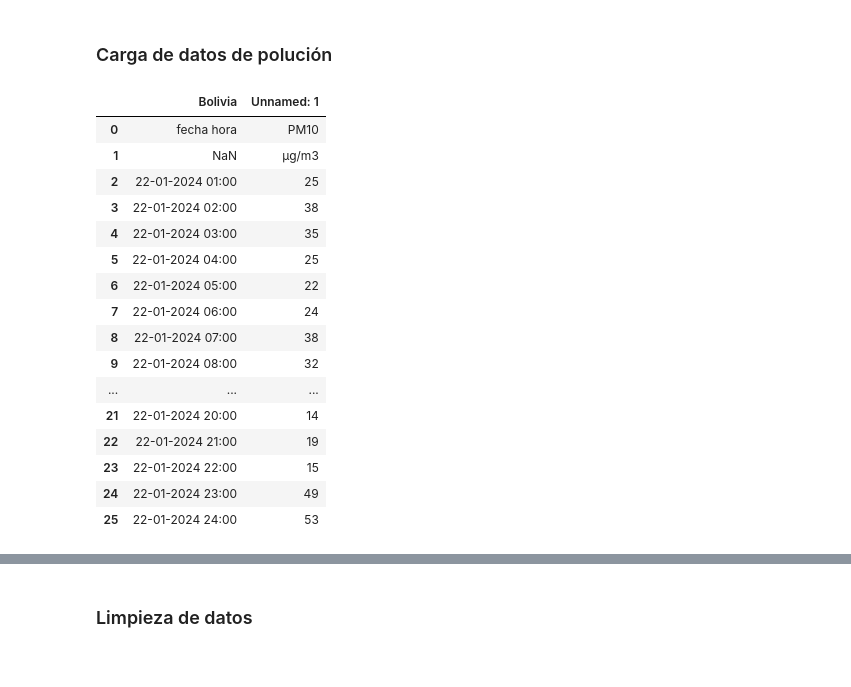
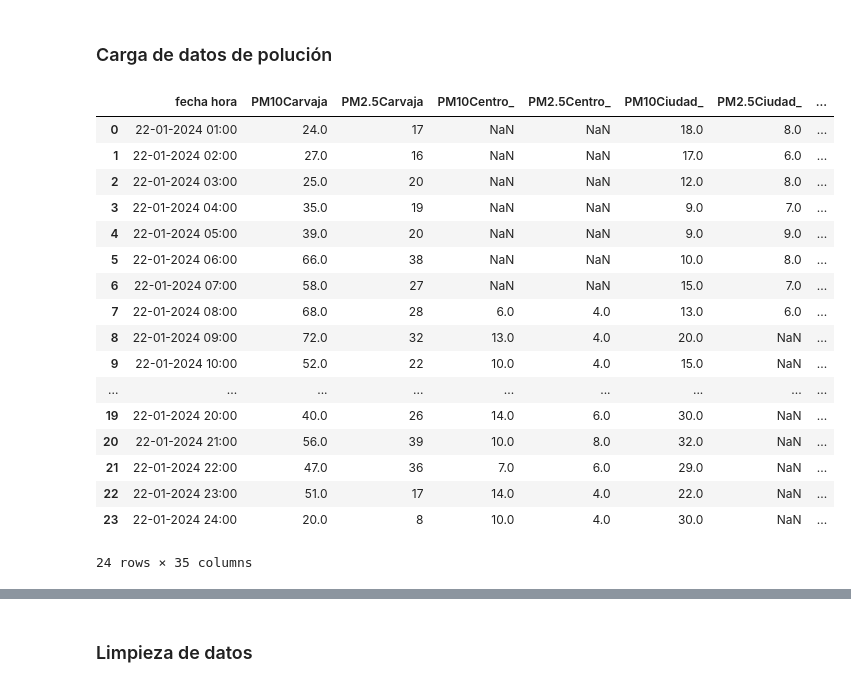
Before and after one commit to svargasro/Wildfire-Smoke-Spread-Over-Bogot-Workshops, a Jupyter notebook: Proyecto Final/Codigo/Analisis de Datos/Polucion/mapa_contaminacion.ipynb, the cells around one changed output, grey strips where cells are left out. Cells and saved outputs as stored; diff of their text form; code cells hidden in the pictures.

```diff
--- a/Proyecto Final/Codigo/Analisis de Datos/Polucion/mapa_contaminacion.ipynb
+++ b/Proyecto Final/Codigo/Analisis de Datos/Polucion/mapa_contaminacion.ipynb
@@ -36,26 +37,35 @@ data_estaciones
 | 18 | Usme | NaN | NaN | PM10 | Pm2.5 |
 # %% [markdown]
 ### Carga de datos de polución
-# %%
-path = 'raw_data/'
-
-df_PM10_Bol = pd.read_excel(path + '/Bolivia_PM10_22-01-2024.xlsx')
-df_PM10_Bol
-# %% [output]
-|  | Bolivia | Unnamed: 1 |
-| 0 | fecha hora | PM10 |
-| 1 | NaN | µg/m3 |
-| 2 | 22-01-2024 01:00 | 25 |
-| 3 | 22-01-2024 02:00 | 38 |
-| 4 | 22-01-2024 03:00 | 35 |
-| 5 | 22-01-2024 04:00 | 25 |
-| 6 | 22-01-2024 05:00 | 22 |
-| 7 | 22-01-2024 06:00 | 24 |
-| 8 | 22-01-2024 07:00 | 38 |
-| 9 | 22-01-2024 08:00 | 32 |
-| ... | ... | ... |
-| 21 | 22-01-2024 20:00 | 14 |
-| 22 | 22-01-2024 21:00 | 19 |
-| 23 | 22-01-2024 22:00 | 15 |
-| 24 | 22-01-2024 23:00 | 49 |
-| 25 | 22-01-2024 24:00 | 53 |
+# %%
+files = ['Carvajal_-_Sevillana','Centro_de_Alto_Rendimiento','Ciudad_Bolivar','Colina','Guaymaral','Jazmin','Kennedy','Las_Ferias','MinAmbiente','Movil_7ma','Movil_Fontibon','Puente_Aranda','San_Cristobal','Suba','Tunal','Usaquen','Usme']
+
+def read_and_rename(file_prefix):
+    df_pm10 = pd.read_excel(f'raw_data/{file_prefix}_PM10_22-01-2024.xlsx', skiprows=[0, 2]).rename(columns={'PM10': f'PM10{file_prefix[:7]}'})
+    df_pm25 = pd.read_excel(f'raw_data/{file_prefix}_PM2.5_22-01-2024.xlsx', skiprows=[0, 2]).rename(columns={'Pm25': f'PM2.5{file_prefix[:7]}'})
+    return pd.merge(df_pm10, df_pm25, on='fecha hora', how='inner')
+
+df_enero22 = read_and_rename(files[0])
+for file in files[1:]:
+    df_enero22 = pd.merge(df_enero22, read_and_rename(file), on='fecha hora', how='inner')
+
+df_enero22
+# %% [output]
+|  | fecha hora | PM10Carvaja | PM2.5Carvaja | PM10Centro_ | PM2.5Centro_ | PM10Ciudad_ | PM2.5Ciudad_ | ... |
+| 0 | 22-01-2024 01:00 | 24.0 | 17 | NaN | NaN | 18.0 | 8.0 | ... |
+| 1 | 22-01-2024 02:00 | 27.0 | 16 | NaN | NaN | 17.0 | 6.0 | ... |
+| 2 | 22-01-2024 03:00 | 25.0 | 20 | NaN | NaN | 12.0 | 8.0 | ... |
+| 3 | 22-01-2024 04:00 | 35.0 | 19 | NaN | NaN | 9.0 | 7.0 | ... |
+| 4 | 22-01-2024 05:00 | 39.0 | 20 | NaN | NaN | 9.0 | 9.0 | ... |
+| 5 | 22-01-2024 06:00 | 66.0 | 38 | NaN | NaN | 10.0 | 8.0 | ... |
+| 6 | 22-01-2024 07:00 | 58.0 | 27 | NaN | NaN | 15.0 | 7.0 | ... |
+| 7 | 22-01-2024 08:00 | 68.0 | 28 | 6.0 | 4.0 | 13.0 | 6.0 | ... |
+| 8 | 22-01-2024 09:00 | 72.0 | 32 | 13.0 | 4.0 | 20.0 | NaN | ... |
+| 9 | 22-01-2024 10:00 | 52.0 | 22 | 10.0 | 4.0 | 15.0 | NaN | ... |
+| ... | ... | ... | ... | ... | ... | ... | ... | ... |
+| 19 | 22-01-2024 20:00 | 40.0 | 26 | 14.0 | 6.0 | 30.0 | NaN | ... |
+| 20 | 22-01-2024 21:00 | 56.0 | 39 | 10.0 | 8.0 | 32.0 | NaN | ... |
+| 21 | 22-01-2024 22:00 | 47.0 | 36 | 7.0 | 6.0 | 29.0 | NaN | ... |
+| 22 | 22-01-2024 23:00 | 51.0 | 17 | 14.0 | 4.0 | 22.0 | NaN | ... |
+| 23 | 22-01-2024 24:00 | 20.0 | 8 | 10.0 | 4.0 | 30.0 | NaN | ... |
+24 rows × 35 columns
```
Also changed, not shown: parts of 17 cells of this notebook.
